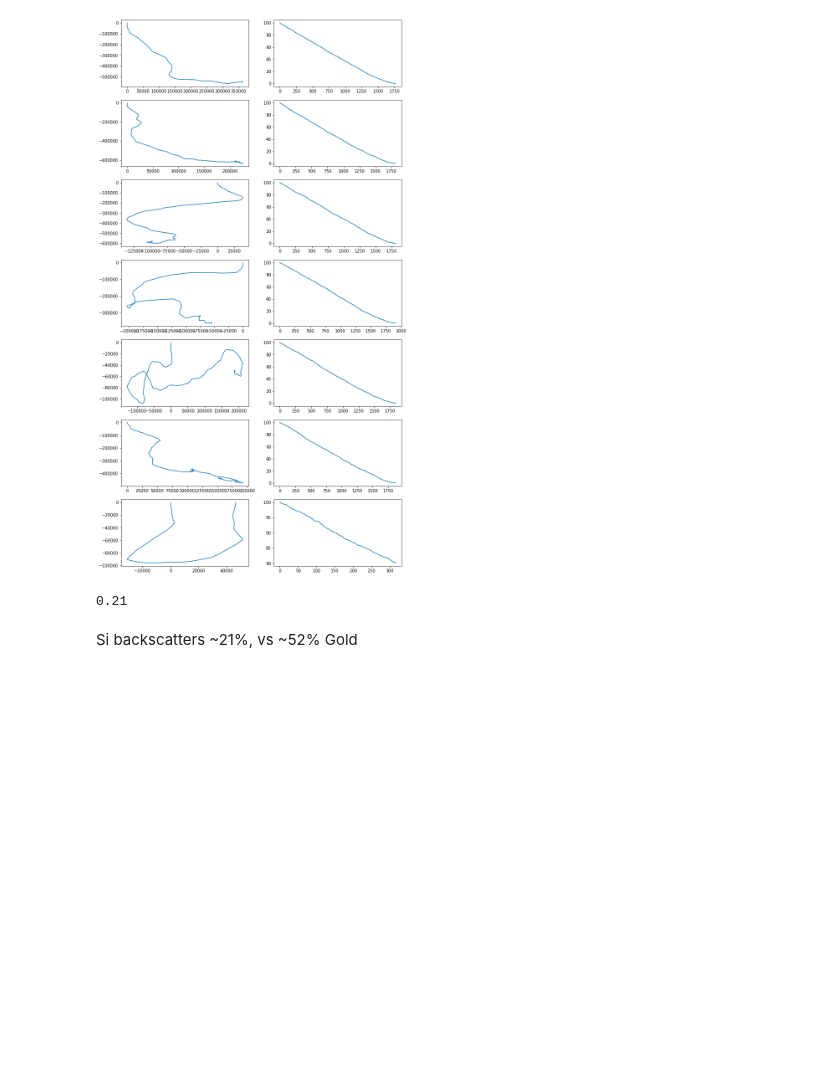
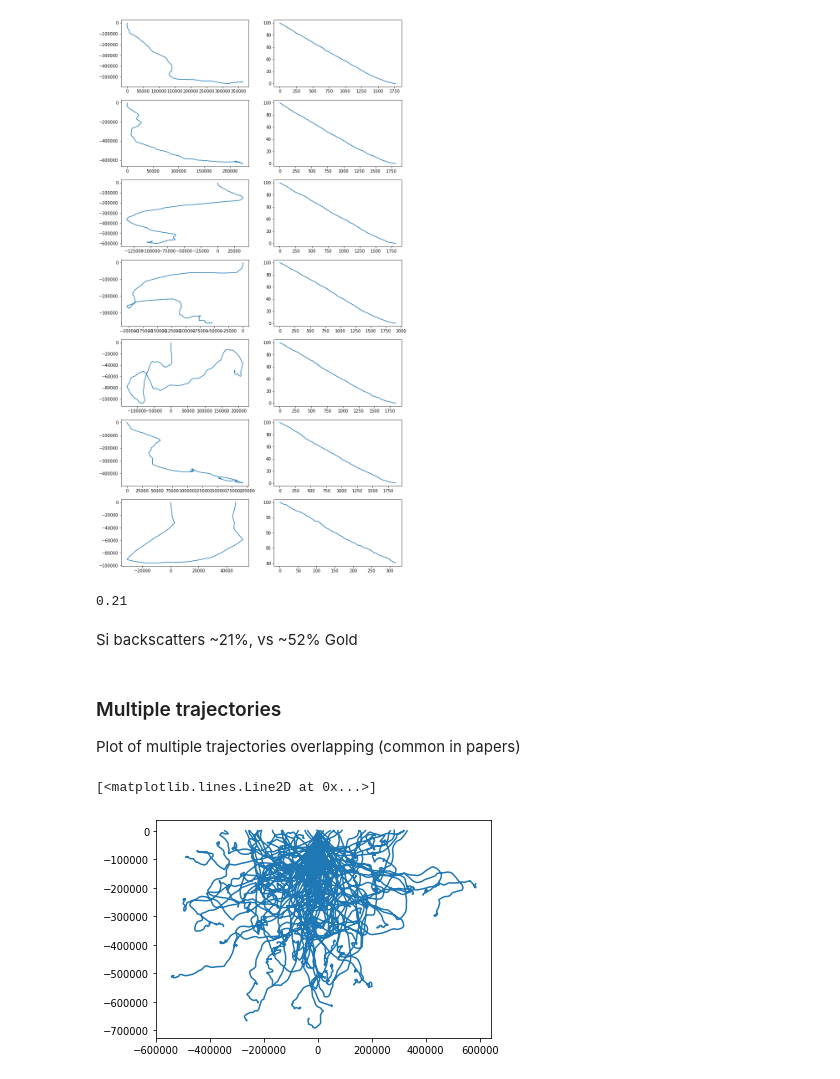
Before and after one commit to geoffwoollard/learn_cryoem_math, a Jupyter notebook: nb/scatterint_monte_carlo.ipynb, the cells around one changed output. Drawn from its saved outputs; the diff is of its cells as text; code cells hidden in the pictures; blank space fills up the shorter version.

Commit message:
multiple trajectory on one plot

```diff
--- a/nb/scatterint_monte_carlo.ipynb
+++ b/nb/scatterint_monte_carlo.ipynb
@@ -450,3 +450,24 @@ back_scatter_count/n_sims
 0.21
 # %% [markdown]
 Si backscatters ~21%, vs ~52% Gold
+# %% [markdown]
+### Multiple trajectories
+Plot of multiple trajectories overlapping (common in papers)
+# %%
+p=2.33
+A=28.0855
+Z=14
+E=100
+n_sims=100
+n_steps=int(2e5)
+rs_sims = np.zeros((n_sims,n_steps+2,3))
+back_scatter_count=0
+for sim in range(n_sims):
+  rs,Es = comp_single_scatter_trajectory(Z,E,A,p,n_steps=n_steps,E_cut=0.05)
+  rs_sims[sim,:rs.shape[0]] = rs
+rs_sims[:,-1,:] = np.nan # otherwise line drawn from end of trajectory i to begining of trajectory i+1
+# %%
+plt.plot(rs_sims[:,:,0].flatten(),-rs_sims[:,:,-1].flatten())#,linestyle='None',marker='.')
+# %% [output]
+[<matplotlib.lines.Line2D at 0x...>]
+[figure, added]
```
